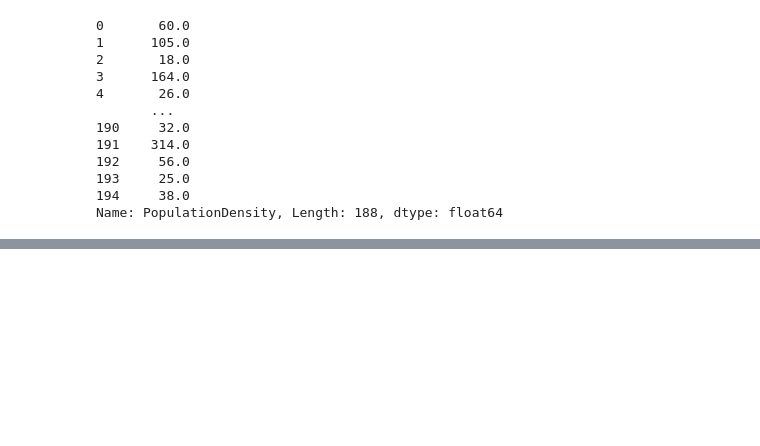
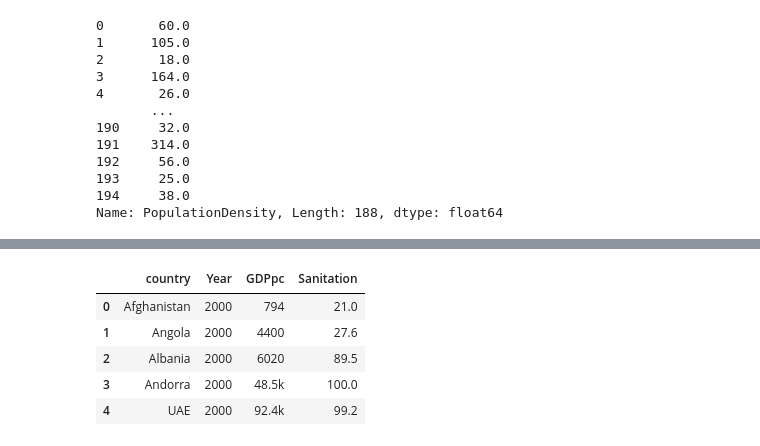
Before and after one commit to henrygit2001/FinalProject512, a Jupyter notebook: Countries.ipynb, the cells around one changed output, grey strips where cells are left out. Saved outputs shown, nothing was run; the diff lists cells and outputs as text; code cells hidden in the pictures; blank space fills up the shorter version.

```diff
--- a/Countries.ipynb
+++ b/Countries.ipynb
@@ -158,3 +158,17 @@ countries = alt.Chart(data).mark_circle().encode(
 alt.vconcat(countries, birth_rate, agricultural_land).properties(spacing=10)
 # %% [output]
 [interactive output not drawn]
+# %%
+gap = pd.read_csv('gdp_pcap.csv')
+gap = gap.melt(id_vars=['country'], var_name="Year", value_name='GDPpc')
+gap2 = pd.read_csv('at_least_basic_sanitation_overall_access_percent.csv')
+gap2 = gap2.melt(id_vars=['country'], var_name="Year", value_name='Sanitation')
+gapcombo = pd.merge(gap, gap2, on=['country','Year'])#,how='outer')
+gapcombo.head()
+# %% [output]
+|  | country | Year | GDPpc | Sanitation |
+| 0 | Afghanistan | 2000 | 794 | 21.0 |
+| 1 | Angola | 2000 | 4400 | 27.6 |
+| 2 | Albania | 2000 | 6020 | 89.5 |
+| 3 | Andorra | 2000 | 48.5k | 100.0 |
+| 4 | UAE | 2000 | 92.4k | 99.2 |
```
Also changed, not shown: parts of 1 cell of this notebook.
